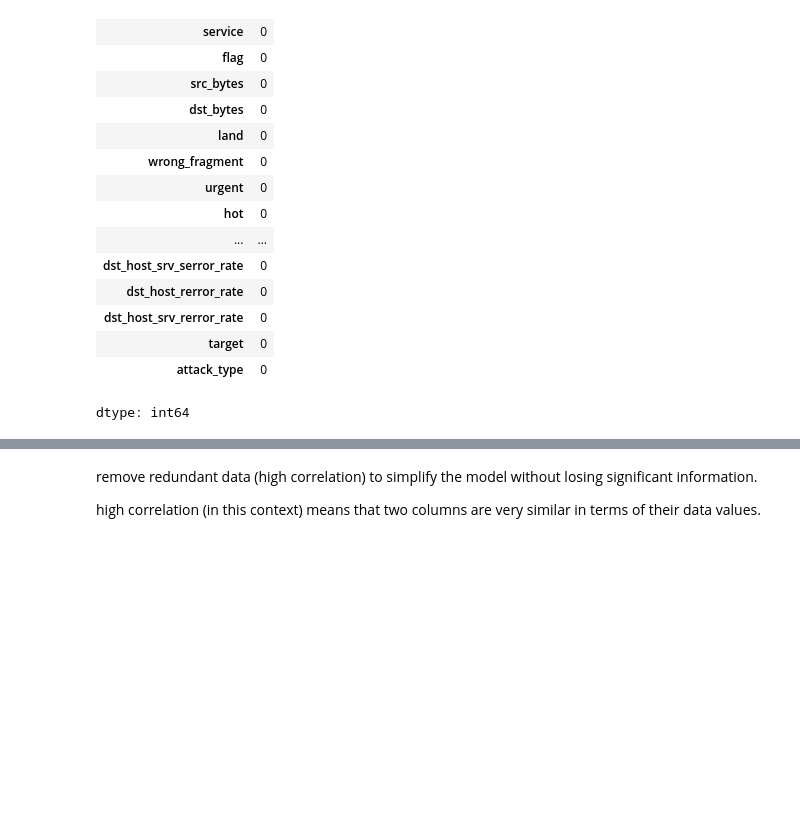
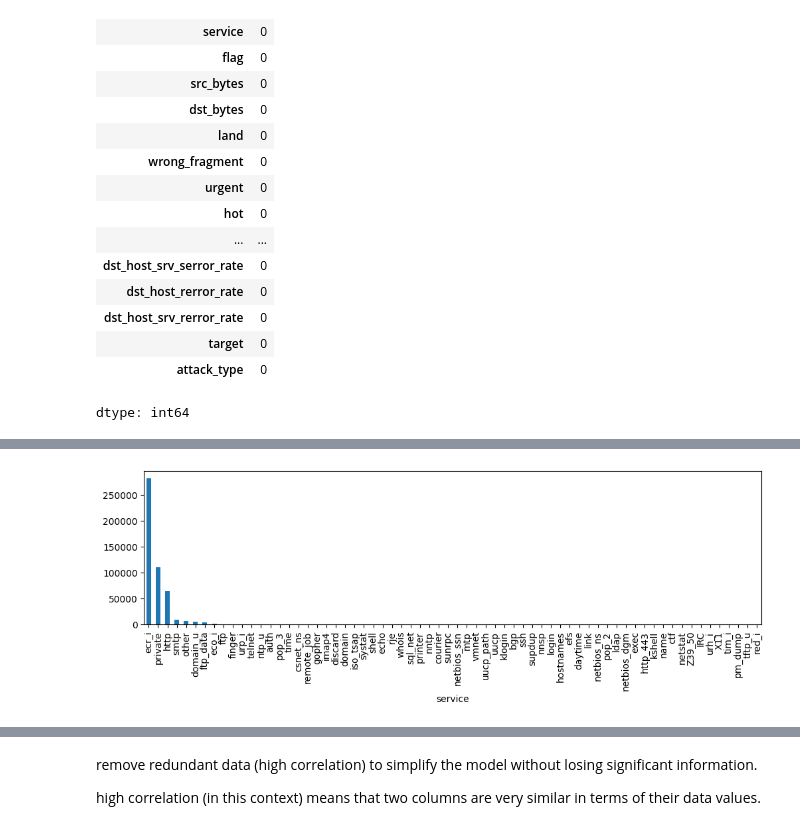
Before and after one commit to Pakapakk/Network_Traffic_Anomaly_Detection, a Jupyter notebook: anomaly_detection.ipynb, the cells around one changed output, grey strips where cells are left out. Cells and saved outputs as stored; diff of their text form; code cells hidden in the pictures; blank space fills up the shorter version.

```diff
--- a/anomaly_detection.ipynb
+++ b/anomaly_detection.ipynb
@@ -218,0 +72,5 @@ cate_cols
+# %%
+plt.figure(figsize=(12,3))
+bar_graph(kdd_df, 'service')
+# %% [output]
+[figure, added]
```
Also changed, not shown: parts of 27 cells of this notebook.
